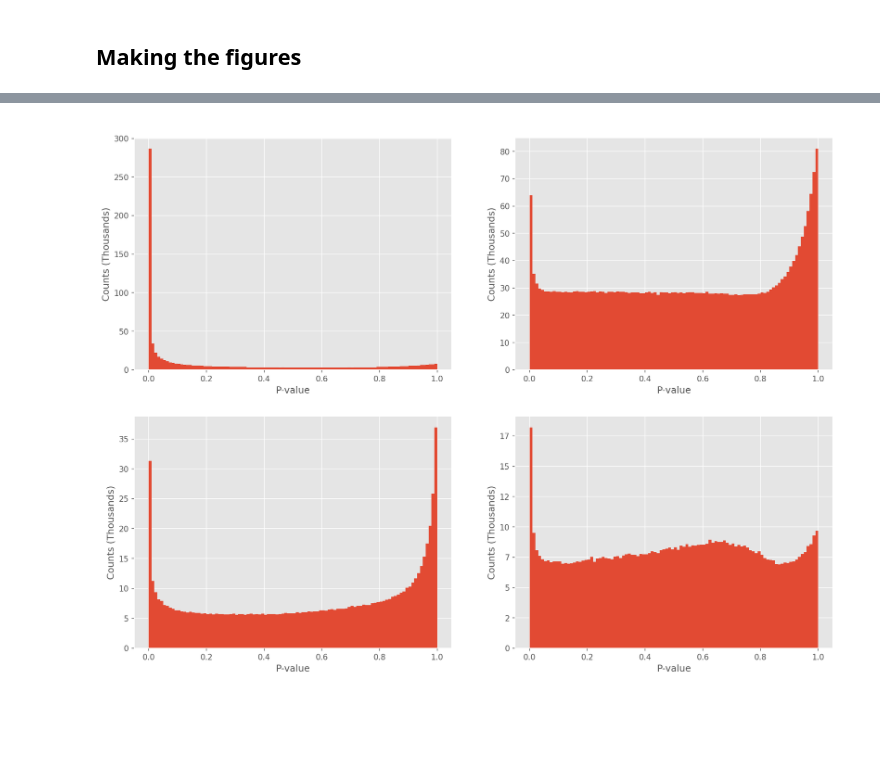
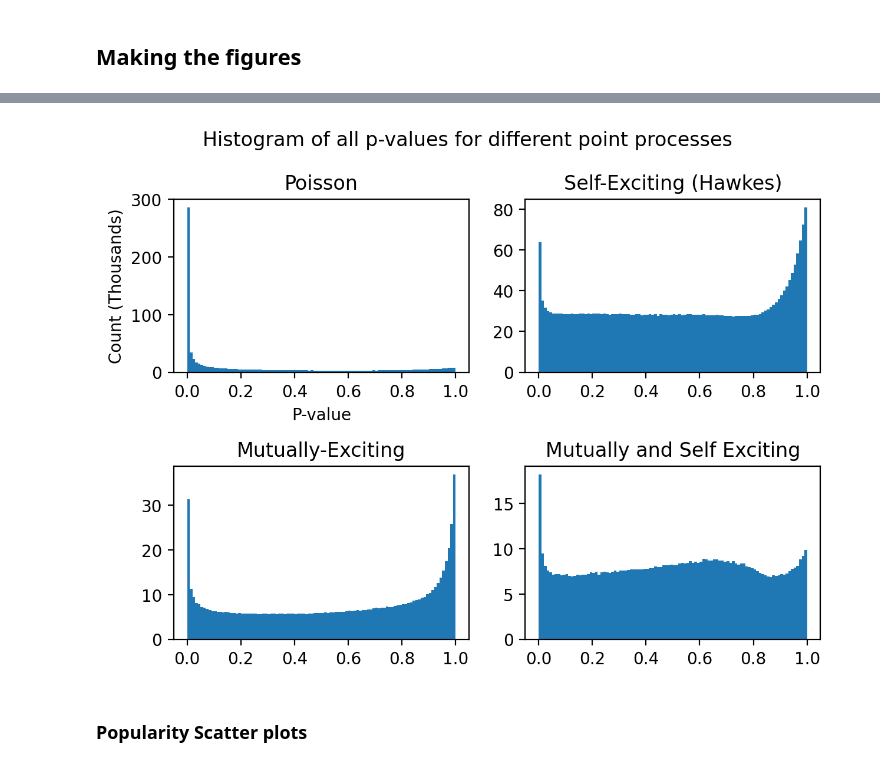
Before and after one commit to carlosaccp/Santander-SE-ME, a Jupyter notebook: code/figures.ipynb, the cells around one changed output, grey strips where cells are left out. Cells and saved outputs as stored; diff of their text form; code cells hidden in the pictures; blank space fills up the shorter version.

```diff
--- a/code/figures.ipynb
+++ b/code/figures.ipynb
@@ -119,35 +200 @@ def lblFormat(n, pos):
 lblFormatter = FuncFormatter(lblFormat)
-# %%
-plt.rc('font', size=10)
-plt.figure(figsize=(16,12))
-plt.subplot(2,2,1)
-n, bins, patches = plt.hist(M1_joined_p_values_dict, bins=100)
-plt.title("Histogram of p-values for Model 1")
-ax = plt.gca()
-ax.yaxis.set_major_formatter(lblFormatter)
-plt.xlabel("P-value")
-plt.ylabel("Counts (Thousands)")
-plt.subplot(2,2,2)
-n, bins, patches = plt.hist(M2_joined_p_values_dict, bins=100)
-ax = plt.gca()
-ax.yaxis.set_major_formatter(lblFormatter)
-plt.title("Histogram of p-values for Model 2")
-plt.xlabel("P-value")
-plt.ylabel("Counts (Thousands)")
-plt.subplot(2,2,3)
-n, bins, patches = plt.hist(M3_joined_p_values_dict, bins=100)
-ax = plt.gca()
-ax.yaxis.set_major_formatter(lblFormatter)
-plt.title("Histogram of p-values for Model 3")
-plt.xlabel("P-value")
-plt.ylabel("Counts (Thousands)")
-plt.subplot(2,2,4)
-n, bins, patches = plt.hist(M4_joined_p_values_dict, bins=100)
-ax = plt.gca()
-ax.yaxis.set_major_formatter(lblFormatter)
-plt.title("Histogram of p-values for Model 4")
-plt.xlabel("P-value")
-plt.ylabel("Counts (Thousands)")
-plt.show()
-# %% [output]
-[figure, removed]
@@ -153,0 +243,14 @@ plt.show()
+# %%
+plt.rcParams['figure.dpi'] = 200
+fig, axs = plt.subplots(2, 2)
+fig.suptitle('Histogram of all p-values for different point processes')
+plot_M1_joined_p_value_hist()
+plot_M2_joined_p_value_hist()
+plot_M3_joined_p_value_hist()
+plot_M4_joined_p_value_hist()
+plt.tight_layout()
+plt.show()
+# %% [output]
+[figure, added]
+# %% [markdown]
+### Popularity Scatter plots
```
Also changed, not shown: parts of 22 cells of this notebook, 5 other files.
